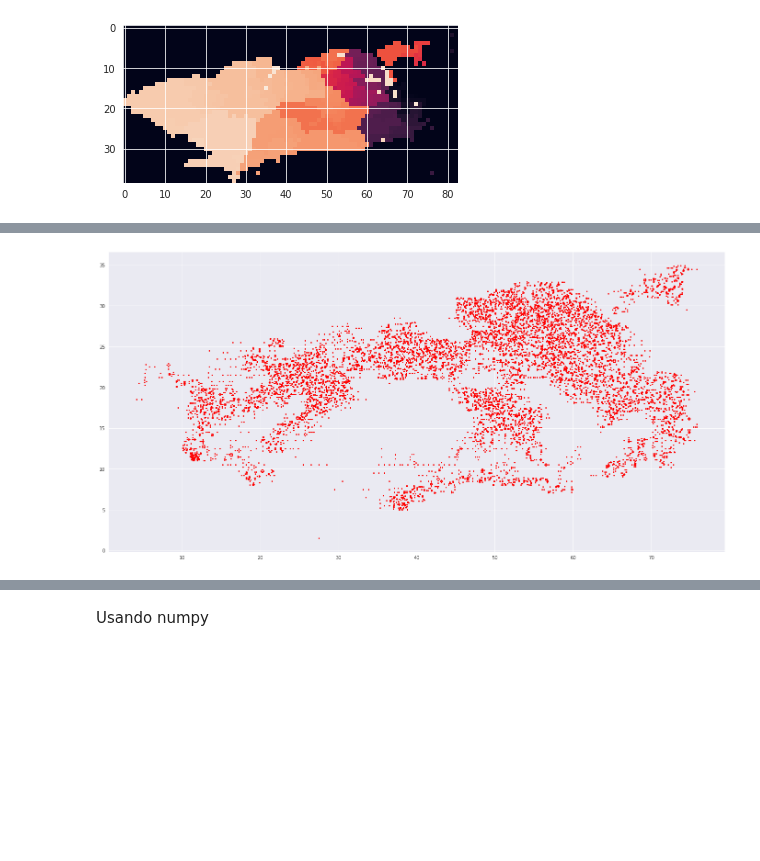
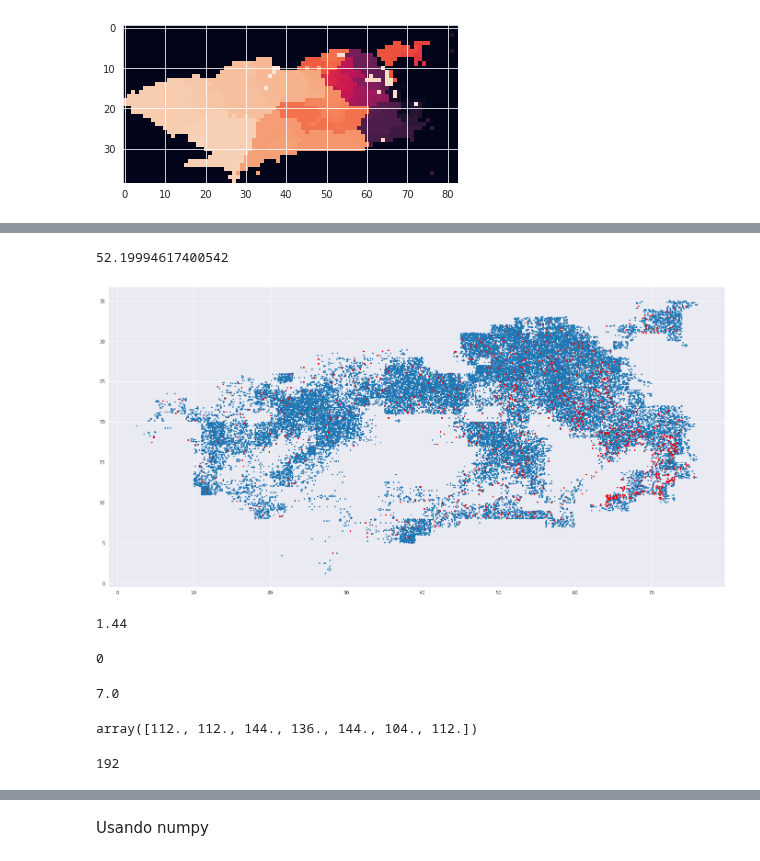
Before and after one commit to Modelagem-Covid-19-RJ/covid19, a Jupyter notebook: modelos/Factory/agent_based/Infectados/Estado_Infectados.ipynb, the cells around one changed output, grey strips where cells are left out. Drawn from its saved outputs; the diff is of its cells as text; code cells hidden in the pictures; blank space fills up the shorter version.

Commit message:
Distribuição dos infectados

```diff
--- a/modelos/Factory/agent_based/Infectados/Estado_Infectados.ipynb
+++ b/modelos/Factory/agent_based/Infectados/Estado_Infectados.ipynb
@@ -20,7 +20,7 @@ import episiming
 # %% [markdown]
 ## Criando o cenário do Rio com redução
 # %%
-tx_reducao = 500
+tx_reducao = 100
 landscan_file = '../../../../dados/RJ/cidade_rj/dados_estatisticos/LandScan.npy'
 piramide_file = 'piramide_etaria_MRJ.csv'
 escolas_file = 'municipais.npy'
@@ -59,9 +85,37 @@ new_bairros = corrige_mtrx(bairros)
+# %%
+cenario_rio.pop_posicoes[infectados_0[1]][0]
+# %% [output]
+52.19994617400542
 # %%
 x, y = cenario_rio.pop_posicoes.T
 plt.figure(figsize=(24,12))
-plt.scatter(x, y, s=4, color = 'red')
-# plt.imshow(new_infect)
+plt.scatter(x, y, s=4)
+# plt.scatter(x[6110],y[61,10], color = 'red')
+# plt.imshow(mtrx_teste)
+for i in range(len(infectados_0)):
+    plt.scatter(cenario_rio.pop_posicoes[infectados_0[i]][0], cenario_rio.pop_posicoes[infectados_0[i]][1], s = 5, color = 'red')
+# plt.imshow(new_bairros)
 # plt.gca().invert_yaxis()
 plt.show()
 # %% [output]
-[figure, old version]
+[figure, new version]
+# %%
+np.max(infect/tx_reducao)
+# %% [output]
+1.44
+# %%
+np.min(np.nonzero(infect/tx_reducao))
+# %% [output]
+0
+# %%
+np.sum(infect//tx_reducao)
+# %% [output]
+7.0
+# %%
+infect[infect//tx_reducao != 0]
+# %% [output]
+array([112., 112., 144., 136., 144., 104., 112.])
+# %%
+24*8
+# %% [output]
+192
```
Also changed, not shown: parts of 42 cells of this notebook.
